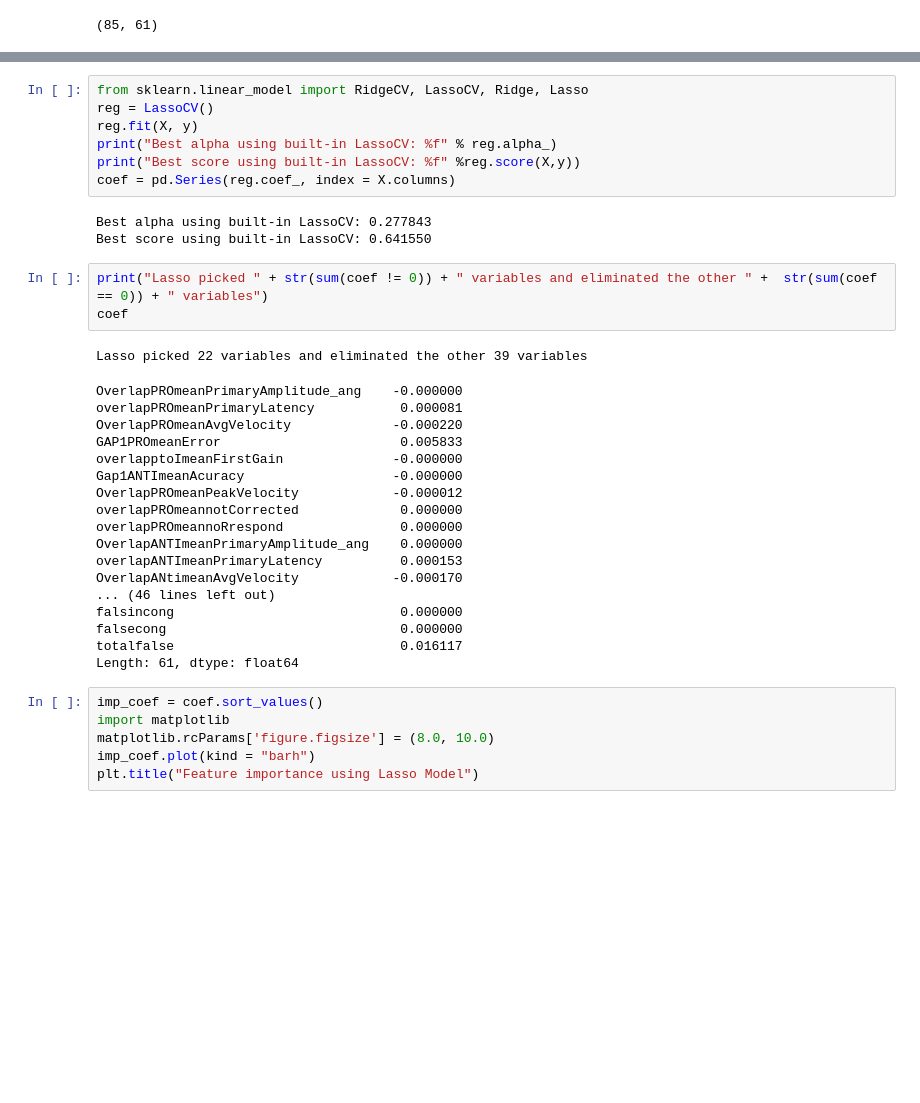
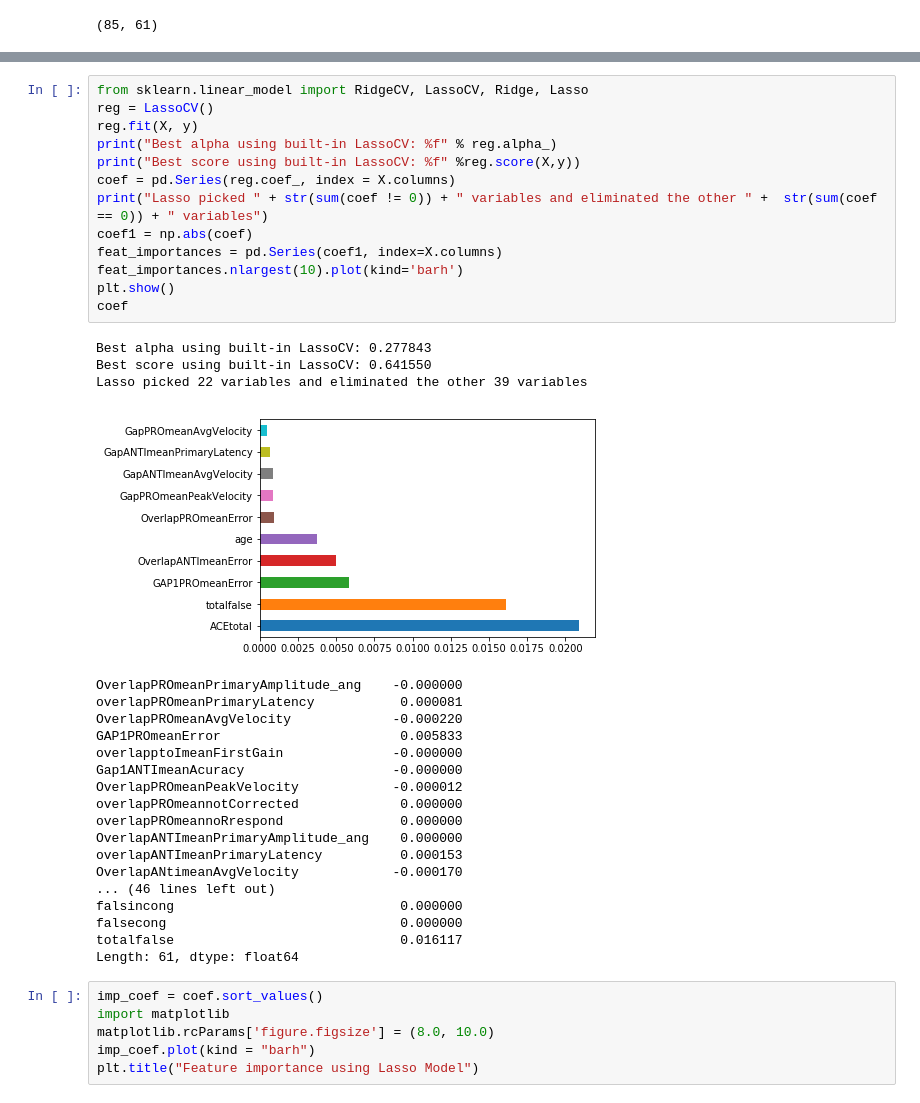
Before and after one commit to aminkhod/Eye_tracking-Neuroscience, a Jupyter notebook: eye_track_feature_selection.ipynb, the cells around one changed output, grey strips where cells are left out. Drawn from its saved outputs; the diff is of its cells as text; blank space fills up the shorter version.

```diff
--- a/eye_track_feature_selection.ipynb
+++ b/eye_track_feature_selection.ipynb
@@ -76,35 +78,38 @@ plt.show()
 # %%
 from sklearn.linear_model import RidgeCV, LassoCV, Ridge, Lasso
 reg = LassoCV()
 reg.fit(X, y)
 print("Best alpha using built-in LassoCV: %f" % reg.alpha_)
 print("Best score using built-in LassoCV: %f" %reg.score(X,y))
 coef = pd.Series(reg.coef_, index = X.columns)
+print("Lasso picked " + str(sum(coef != 0)) + " variables and eliminated the other " +  str(sum(coef == 0)) + " variables")
+coef1 = np.abs(coef)
+feat_importances = pd.Series(coef1, index=X.columns)
+feat_importances.nlargest(10).plot(kind='barh')
+plt.show()
+coef
 # %% [output]
 Best alpha using built-in LassoCV: 0.277843
 Best score using built-in LassoCV: 0.641550
+Lasso picked 22 variables and eliminated the other 39 variables
+[figure, added]
+OverlapPROmeanPrimaryAmplitude_ang    -0.000000
+overlapPROmeanPrimaryLatency           0.000081
+OverlapPROmeanAvgVelocity             -0.000220
+GAP1PROmeanError                       0.005833
+overlapptoImeanFirstGain              -0.000000
+Gap1ANTImeanAcuracy                   -0.000000
+OverlapPROmeanPeakVelocity            -0.000012
+overlapPROmeannotCorrected             0.000000
+overlapPROmeannoRrespond               0.000000
+OverlapANTImeanPrimaryAmplitude_ang    0.000000
+overlapANTImeanPrimaryLatency          0.000153
+OverlapANtimeanAvgVelocity            -0.000170
+... (46 lines left out)
+falsincong                             0.000000
+falsecong                              0.000000
+totalfalse                             0.016117
+Length: 61, dtype: float64
-# %%
-print("Lasso picked " + str(sum(coef != 0)) + " variables and eliminated the other " +  str(sum(coef == 0)) + " variables")
-coef
-# %% [output]
-Lasso picked 22 variables and eliminated the other 39 variables
-OverlapPROmeanPrimaryAmplitude_ang    -0.000000
-overlapPROmeanPrimaryLatency           0.000081
-OverlapPROmeanAvgVelocity             -0.000220
-GAP1PROmeanError                       0.005833
-overlapptoImeanFirstGain              -0.000000
-Gap1ANTImeanAcuracy                   -0.000000
-OverlapPROmeanPeakVelocity            -0.000012
-overlapPROmeannotCorrected             0.000000
-overlapPROmeannoRrespond               0.000000
-OverlapANTImeanPrimaryAmplitude_ang    0.000000
-overlapANTImeanPrimaryLatency          0.000153
-OverlapANtimeanAvgVelocity            -0.000170
-... (46 lines left out)
-falsincong                             0.000000
-falsecong                              0.000000
-totalfalse                             0.016117
-Length: 61, dtype: float64
 # %%
 imp_coef = coef.sort_values()
 import matplotlib
```
Also changed, not shown: parts of 4 cells of this notebook.
